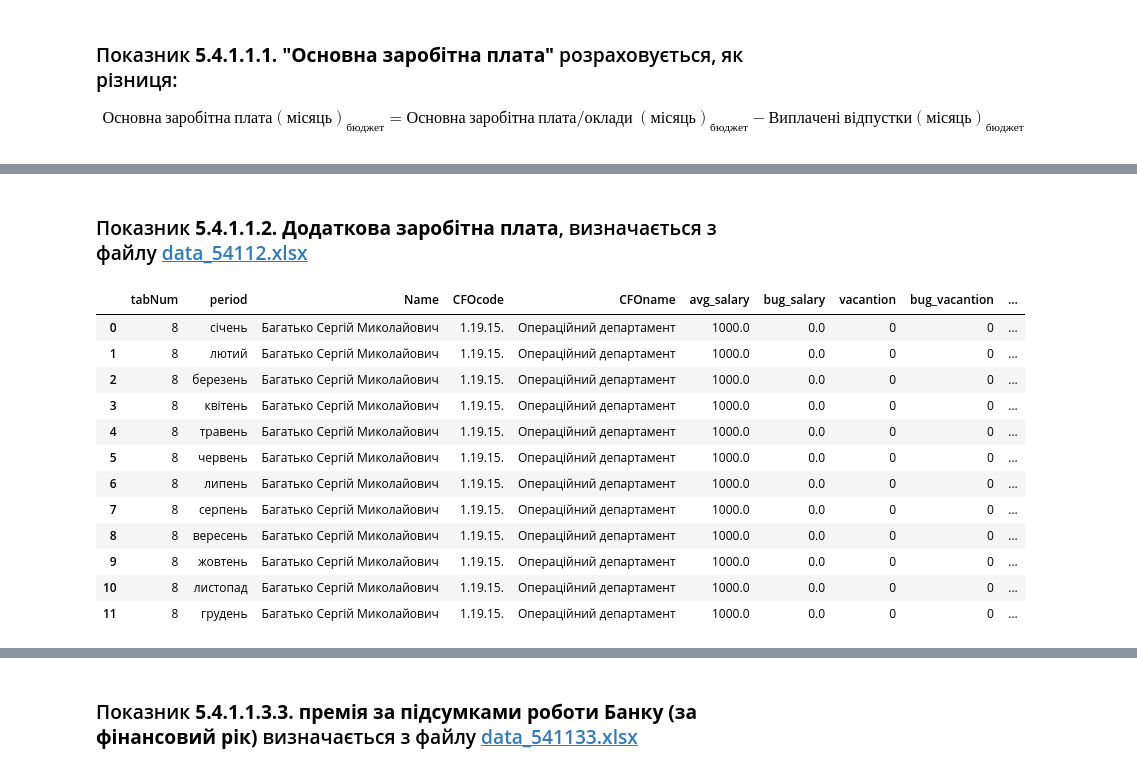
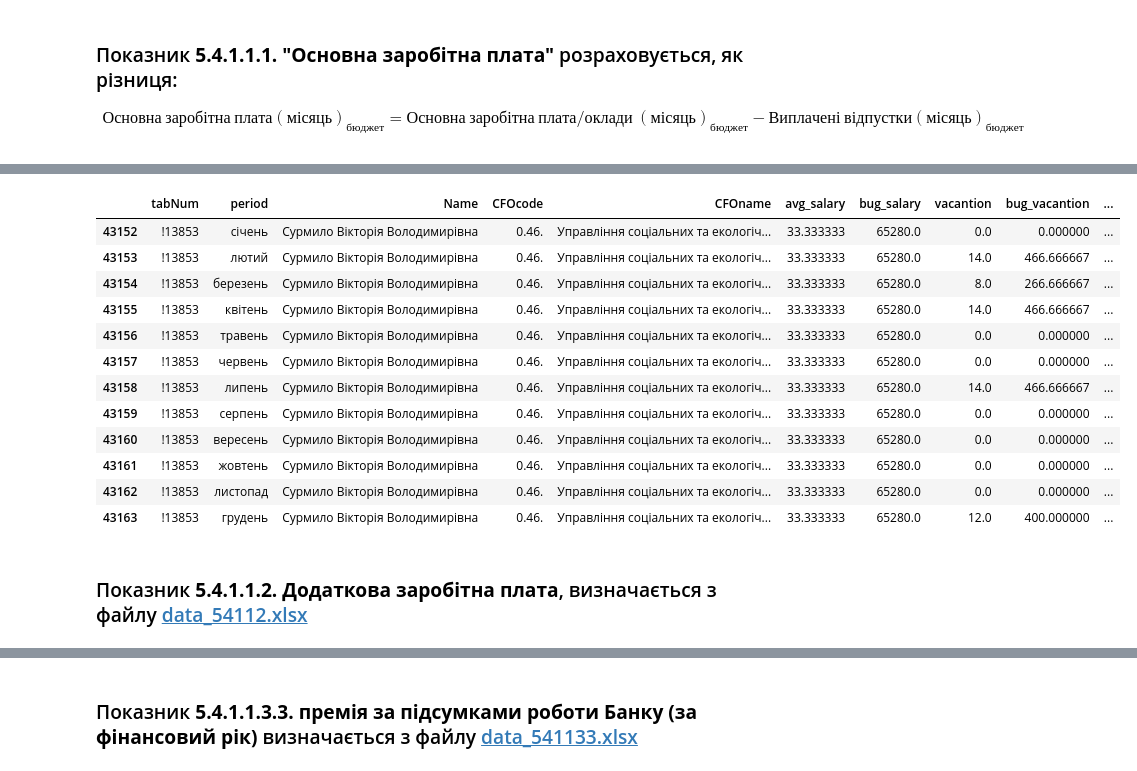
Before and after one commit to MykolaPrykhodko/MykolaPrykhodko, a Jupyter notebook: Денис_Buget_FOP_2023.ipynb, the cells around one changed output, grey strips where cells are left out. Saved outputs shown, nothing was run; the diff lists cells and outputs as text; code cells hidden in the pictures.

```diff
--- a/Денис_Buget_FOP_2023.ipynb
+++ b/Денис_Buget_FOP_2023.ipynb
@@ -398,2 +519,2 @@ df_staff.head()
 # %%
-df_staff = pd.merge(df_staff, df_staff_for_merge, how='left', left_on=['tabNum', 'period'], right_on=['tabNum','period'])
+df_staff = pd.merge(df_staff, df_staff_for_merge, how='left', left_on=['tabNum', 'period'], right_on=['tabNum','period']).fillna(0)
@@ -462,5 +582,21 @@ df_staff.head(12)
+# %%
+df_staff.loc[df_staff.tabNum == '!13853']
+# %% [output]
+|  | tabNum | period | Name | CFOcode | CFOname | avg_salary | bug_salary | vacantion | bug_vacantion | ... |
+| 43152 | !13853 | січень | Сурмило Вікторія Володимирівна | 0.46. | Управління соціальних та екологіч... | 33.333333 | 65280.0 | 0.0 | 0.000000 | ... |
+| 43153 | !13853 | лютий | Сурмило Вікторія Володимирівна | 0.46. | Управління соціальних та екологіч... | 33.333333 | 65280.0 | 14.0 | 466.666667 | ... |
+| 43154 | !13853 | березень | Сурмило Вікторія Володимирівна | 0.46. | Управління соціальних та екологіч... | 33.333333 | 65280.0 | 8.0 | 266.666667 | ... |
+| 43155 | !13853 | квітень | Сурмило Вікторія Володимирівна | 0.46. | Управління соціальних та екологіч... | 33.333333 | 65280.0 | 14.0 | 466.666667 | ... |
+| 43156 | !13853 | травень | Сурмило Вікторія Володимирівна | 0.46. | Управління соціальних та екологіч... | 33.333333 | 65280.0 | 0.0 | 0.000000 | ... |
+| 43157 | !13853 | червень | Сурмило Вікторія Володимирівна | 0.46. | Управління соціальних та екологіч... | 33.333333 | 65280.0 | 0.0 | 0.000000 | ... |
+| 43158 | !13853 | липень | Сурмило Вікторія Володимирівна | 0.46. | Управління соціальних та екологіч... | 33.333333 | 65280.0 | 14.0 | 466.666667 | ... |
+| 43159 | !13853 | серпень | Сурмило Вікторія Володимирівна | 0.46. | Управління соціальних та екологіч... | 33.333333 | 65280.0 | 0.0 | 0.000000 | ... |
+| 43160 | !13853 | вересень | Сурмило Вікторія Володимирівна | 0.46. | Управління соціальних та екологіч... | 33.333333 | 65280.0 | 0.0 | 0.000000 | ... |
+| 43161 | !13853 | жовтень | Сурмило Вікторія Володимирівна | 0.46. | Управління соціальних та екологіч... | 33.333333 | 65280.0 | 0.0 | 0.000000 | ... |
+| 43162 | !13853 | листопад | Сурмило Вікторія Володимирівна | 0.46. | Управління соціальних та екологіч... | 33.333333 | 65280.0 | 0.0 | 0.000000 | ... |
+| 43163 | !13853 | грудень | Сурмило Вікторія Володимирівна | 0.46. | Управління соціальних та екологіч... | 33.333333 | 65280.0 | 12.0 | 400.000000 | ... |
 # %% [markdown]
-### Показник **5.4.1.1.2. Додаткова заробітна плата**, визначається з файлу [data_54112.xlsx](https://drive.google.com/drive/folders/175VRXdf4BPkIyLWTLRLhU9K4BLsc3D4I)
+### Показник **5.4.1.1.2. Додаткова заробітна плата**, визначається з файлу [data_54112.xlsx](https://docs.google.com/spreadsheets/d/13VZVPmeKFVC6Mh6TAB0EP9gQjuFTDc6m/edit#gid=2127744074)
 # %%
 path_in = '/content/gdrive/Shareddrives/Фінансовий департамент/Управління фінансового планування/Бюджет 2023/Budget FOP/In/data_54112.xlsx'
 # %%
@@ -468,19 +604,3 @@ path_in = '/content/gdrive/Shareddrives/Фінансовий департам
 df_staff_for_merge = f_54112(path_in).rename(columns={'Таб. №': 'tabNum', 'итог': 'bug_add_salary'})
 df_staff_for_merge['bug_add_salary'] = df_staff_for_merge['bug_add_salary'].fillna(0)
 df_staff = df_staff.merge(df_staff_for_merge, on='tabNum', how='left').fillna(0)
-# %%
-df_staff.head(12)
-# %% [output]
-|  | tabNum | period | Name | CFOcode | CFOname | avg_salary | bug_salary | vacantion | bug_vacantion | ... |
-| 0 | 8 | січень | Багатько Сергій Миколайович | 1.19.15. | Операційний департамент | 1000.0 | 0.0 | 0 | 0 | ... |
-| 1 | 8 | лютий | Багатько Сергій Миколайович | 1.19.15. | Операційний департамент | 1000.0 | 0.0 | 0 | 0 | ... |
-| 2 | 8 | березень | Багатько Сергій Миколайович | 1.19.15. | Операційний департамент | 1000.0 | 0.0 | 0 | 0 | ... |
-| 3 | 8 | квітень | Багатько Сергій Миколайович | 1.19.15. | Операційний департамент | 1000.0 | 0.0 | 0 | 0 | ... |
-| 4 | 8 | травень | Багатько Сергій Миколайович | 1.19.15. | Операційний департамент | 1000.0 | 0.0 | 0 | 0 | ... |
-| 5 | 8 | червень | Багатько Сергій Миколайович | 1.19.15. | Операційний департамент | 1000.0 | 0.0 | 0 | 0 | ... |
-| 6 | 8 | липень | Багатько Сергій Миколайович | 1.19.15. | Операційний департамент | 1000.0 | 0.0 | 0 | 0 | ... |
-| 7 | 8 | серпень | Багатько Сергій Миколайович | 1.19.15. | Операційний департамент | 1000.0 | 0.0 | 0 | 0 | ... |
-| 8 | 8 | вересень | Багатько Сергій Миколайович | 1.19.15. | Операційний департамент | 1000.0 | 0.0 | 0 | 0 | ... |
-| 9 | 8 | жовтень | Багатько Сергій Миколайович | 1.19.15. | Операційний департамент | 1000.0 | 0.0 | 0 | 0 | ... |
-| 10 | 8 | листопад | Багатько Сергій Миколайович | 1.19.15. | Операційний департамент | 1000.0 | 0.0 | 0 | 0 | ... |
-| 11 | 8 | грудень | Багатько Сергій Миколайович | 1.19.15. | Операційний департамент | 1000.0 | 0.0 | 0 | 0 | ... |
```
Also changed, not shown: parts of 59 cells of this notebook.
